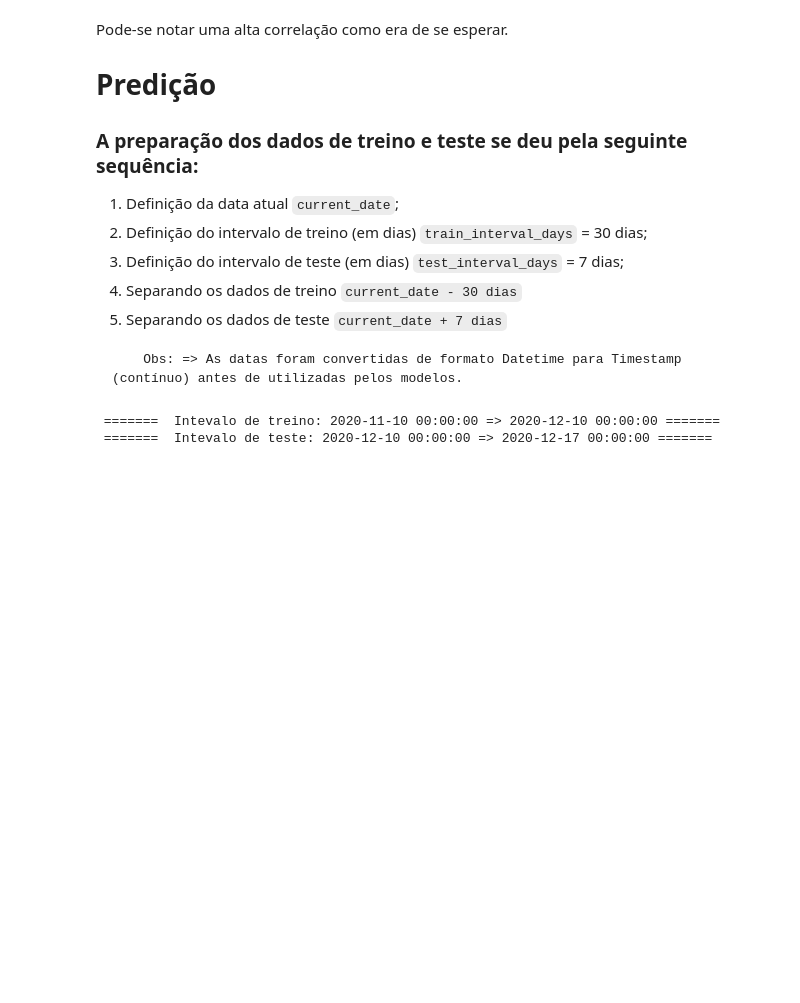
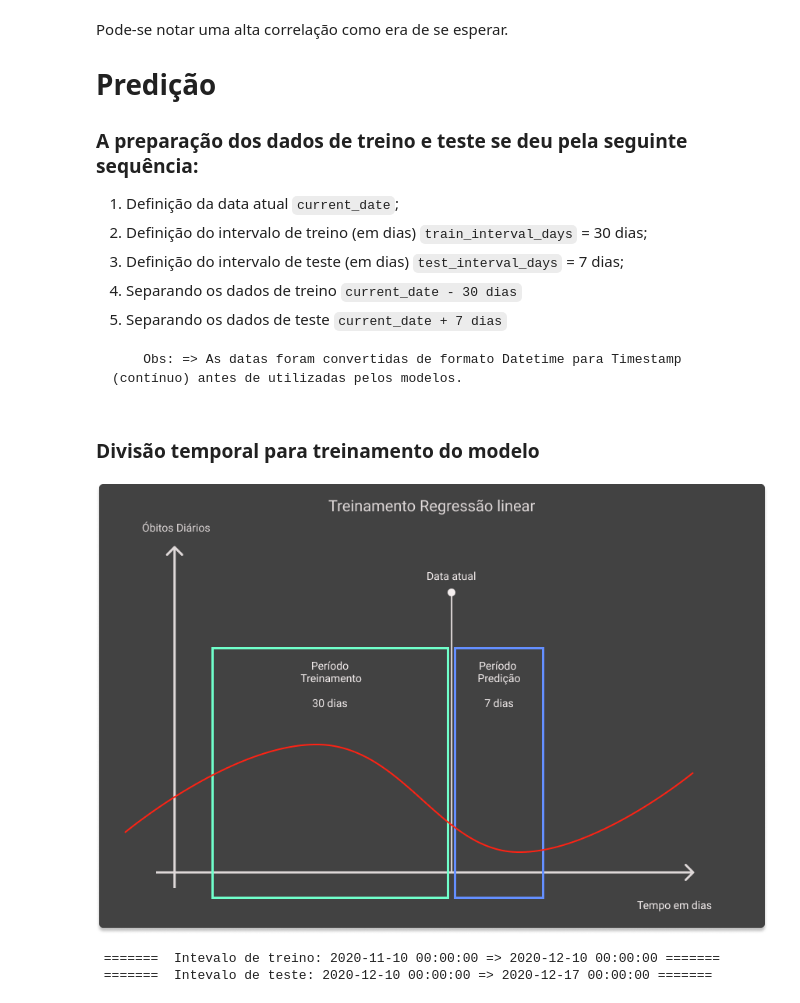
Before and after one commit to SilvioDaCol/Analise_COVID19, a Jupyter notebook: Analysis_II.ipynb, the cells around one changed output. Saved outputs shown, nothing was run; the diff lists cells and outputs as text; code cells hidden in the pictures; blank space fills up the shorter version.

Commit message:
commit final com svr e imagem treinamento

````diff
--- a/Analysis_II.ipynb
+++ b/Analysis_II.ipynb
@@ -139,6 +139,13 @@ Pode-se notar uma alta correlação como era de se esperar.
 ```
     Obs: => As datas foram convertidas de formato Datetime para Timestamp (contínuo) antes de utilizadas pelos modelos.
 ```
+# %% [markdown]
+### Divisão temporal para treinamento do modelo
+# %%
+from IPython.display import Image
+Image(filename='treinamento_linear_regression.png')
+# %% [output]
+[figure, added]
 # %%
 current_date = datetime.datetime(2020, 12, 10)
 train_interval_days = datetime.timedelta(days=30)
````
Also changed, not shown: parts of 6 cells of this notebook, 3 other files.
